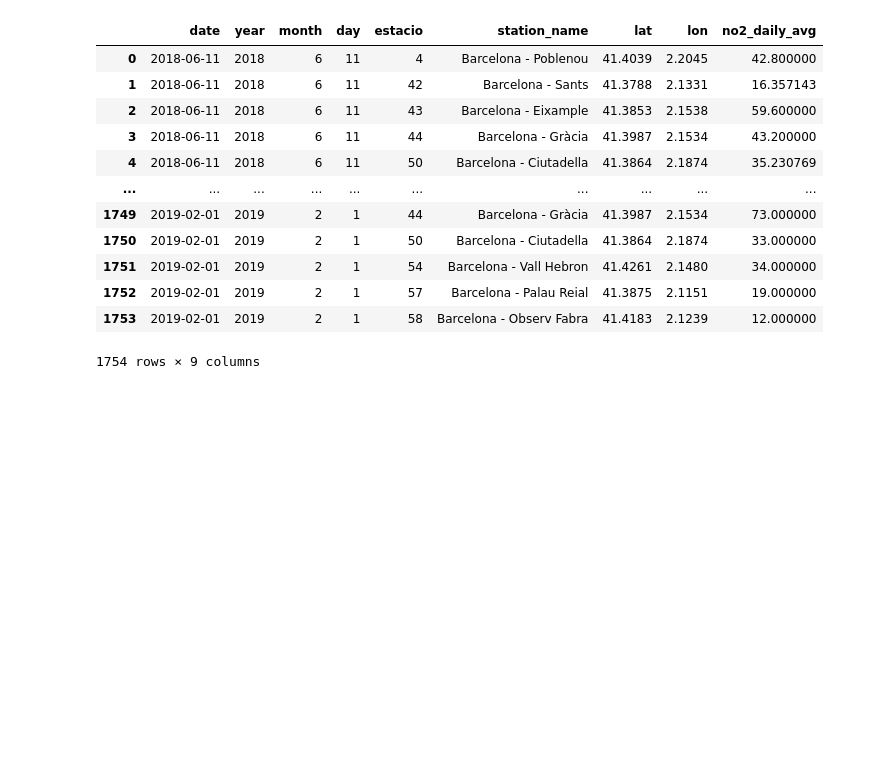
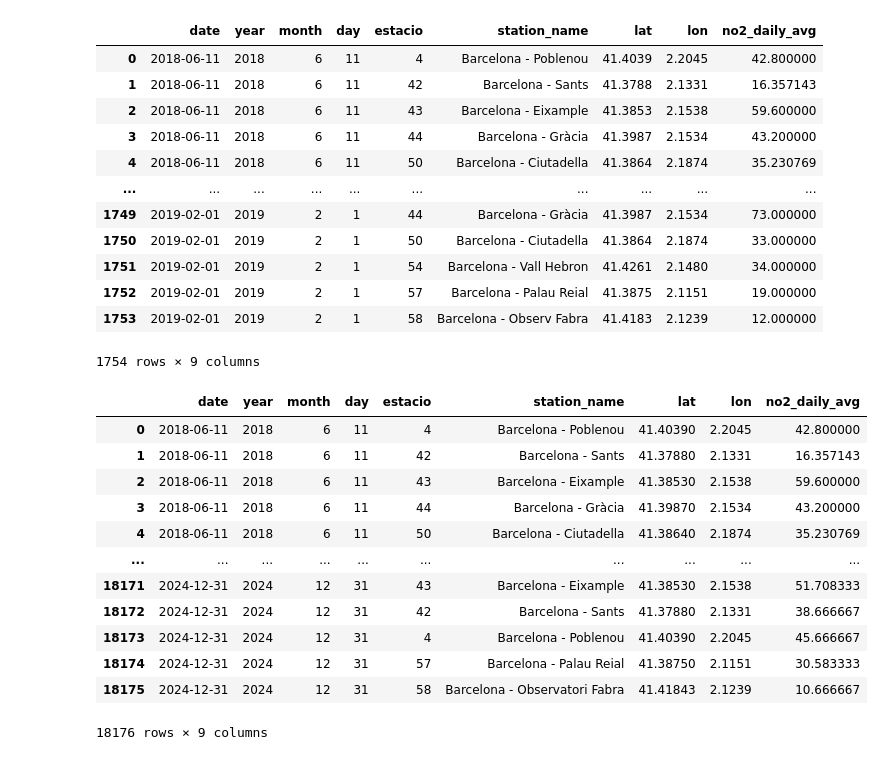
Before and after one commit to Ri-Dearg/barna-air-quality, a Jupyter notebook: dataset_convert.ipynb, the cells around one changed output. Cells and saved outputs as stored; diff of their text form; code cells hidden in the pictures; blank space fills up the shorter version.

Commit message:
feat: ✨ combine and output dataset

```diff
--- a/dataset_convert.ipynb
+++ b/dataset_convert.ipynb
@@ -638,7 +638,7 @@ process_pre2020_file(TEST_2019, station_code_map)
 | 247 | 2019-01-31 | 2019 | 1 | 31 | 58 | Barcelona - Observ Fabra | 41.4183 | 2.1239 | 10.937500 |
 248 rows × 9 columns
 # %%
-def process_pre2020(folder_path: str, station_map: pd.DataFrame) -> pd.DataFrame:
+def process_pre2020_all(folder_path: str, station_map: pd.DataFrame) -> pd.DataFrame:
     """Loop through folder and generate necessary structure for merging.
 
     Args:
@@ -658,7 +658,8 @@ def process_pre2020(folder_path: str, station_map: pd.DataFrame) -> pd.DataFrame
 
     return pd.concat(results, ignore_index=True)
 # %%
-process_pre2020_file('datasets/air_quality/pre_2020/', station_code_map)
+p2020_total = process_pre2020_all('datasets/air_quality/pre_2020/', station_code_map)
+p2020_total
 # %% [output]
 |  | date | year | month | day | estacio | station_name | lat | lon | no2_daily_avg |
 | 0 | 2018-06-11 | 2018 | 6 | 11 | 4 | Barcelona - Poblenou | 41.4039 | 2.2045 | 42.800000 |
@@ -673,3 +674,20 @@ process_pre2020_file('datasets/air_quality/pre_2020/', station_code_map)
 | 1752 | 2019-02-01 | 2019 | 2 | 1 | 57 | Barcelona - Palau Reial | 41.3875 | 2.1151 | 19.000000 |
 | 1753 | 2019-02-01 | 2019 | 2 | 1 | 58 | Barcelona - Observ Fabra | 41.4183 | 2.1239 | 12.000000 |
 1754 rows × 9 columns
+# %%
+combined_all_years = pd.concat([p2020_total, total_data_set], ignore_index=True)
+combined_all_years
+# %% [output]
+|  | date | year | month | day | estacio | station_name | lat | lon | no2_daily_avg |
+| 0 | 2018-06-11 | 2018 | 6 | 11 | 4 | Barcelona - Poblenou | 41.40390 | 2.2045 | 42.800000 |
+| 1 | 2018-06-11 | 2018 | 6 | 11 | 42 | Barcelona - Sants | 41.37880 | 2.1331 | 16.357143 |
+| 2 | 2018-06-11 | 2018 | 6 | 11 | 43 | Barcelona - Eixample | 41.38530 | 2.1538 | 59.600000 |
+| 3 | 2018-06-11 | 2018 | 6 | 11 | 44 | Barcelona - Gràcia | 41.39870 | 2.1534 | 43.200000 |
+| 4 | 2018-06-11 | 2018 | 6 | 11 | 50 | Barcelona - Ciutadella | 41.38640 | 2.1874 | 35.230769 |
+| ... | ... | ... | ... | ... | ... | ... | ... | ... | ... |
+| 18171 | 2024-12-31 | 2024 | 12 | 31 | 43 | Barcelona - Eixample | 41.38530 | 2.1538 | 51.708333 |
+| 18172 | 2024-12-31 | 2024 | 12 | 31 | 42 | Barcelona - Sants | 41.37880 | 2.1331 | 38.666667 |
+| 18173 | 2024-12-31 | 2024 | 12 | 31 | 4 | Barcelona - Poblenou | 41.40390 | 2.2045 | 45.666667 |
+| 18174 | 2024-12-31 | 2024 | 12 | 31 | 57 | Barcelona - Palau Reial | 41.38750 | 2.1151 | 30.583333 |
+| 18175 | 2024-12-31 | 2024 | 12 | 31 | 58 | Barcelona - Observatori Fabra | 41.41843 | 2.1239 | 10.666667 |
+18176 rows × 9 columns
```
Also changed, not shown: parts of 1 cell of this notebook.
